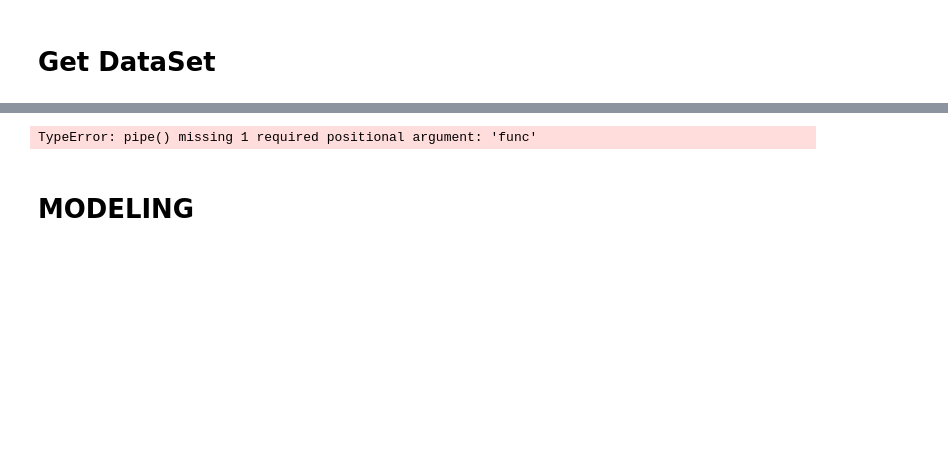
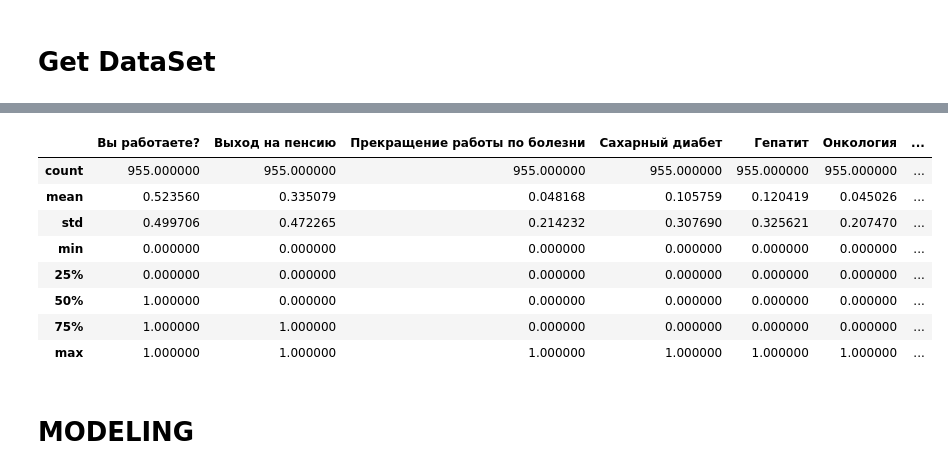
Before and after one commit to Programming-Technology-ALG/class_ml_lab1, a Jupyter notebook: notebooks/draft.ipynb, the cells around one changed output, grey strips where cells are left out. Drawn from its saved outputs; the diff is of its cells as text; code cells hidden in the pictures; blank space fills up the shorter version.

```diff
--- a/notebooks/draft.ipynb
+++ b/notebooks/draft.ipynb
@@ -38,11 +40,17 @@ test = test.set_index(ID_COL)
 # %%
 train, target = train.drop(TARGET_COLS, axis=1), train[TARGET_COLS]
 # %%
-train.pipe(
-
-)
+train.describe()
 # %% [output]
-TypeError: pipe() missing 1 required positional argument: 'func'
+|  | Вы работаете? | Выход на пенсию | Прекращение работы по болезни | Сахарный диабет | Гепатит | Онкология | ... |
+| count | 955.000000 | 955.000000 | 955.000000 | 955.000000 | 955.000000 | 955.000000 | ... |
+| mean | 0.523560 | 0.335079 | 0.048168 | 0.105759 | 0.120419 | 0.045026 | ... |
+| std | 0.499706 | 0.472265 | 0.214232 | 0.307690 | 0.325621 | 0.207470 | ... |
+| min | 0.000000 | 0.000000 | 0.000000 | 0.000000 | 0.000000 | 0.000000 | ... |
+| 25% | 0.000000 | 0.000000 | 0.000000 | 0.000000 | 0.000000 | 0.000000 | ... |
+| 50% | 1.000000 | 0.000000 | 0.000000 | 0.000000 | 0.000000 | 0.000000 | ... |
+| 75% | 1.000000 | 1.000000 | 0.000000 | 0.000000 | 0.000000 | 0.000000 | ... |
+| max | 1.000000 | 1.000000 | 1.000000 | 1.000000 | 1.000000 | 1.000000 | ... |
 # %%
 def drop_unnecesary_id(df: pd.DataFrame) -> pd.DataFrame:
     if 'ID_y' in df.columns:
```
Also changed, not shown: parts of 2 cells of this notebook, 1 other file.
